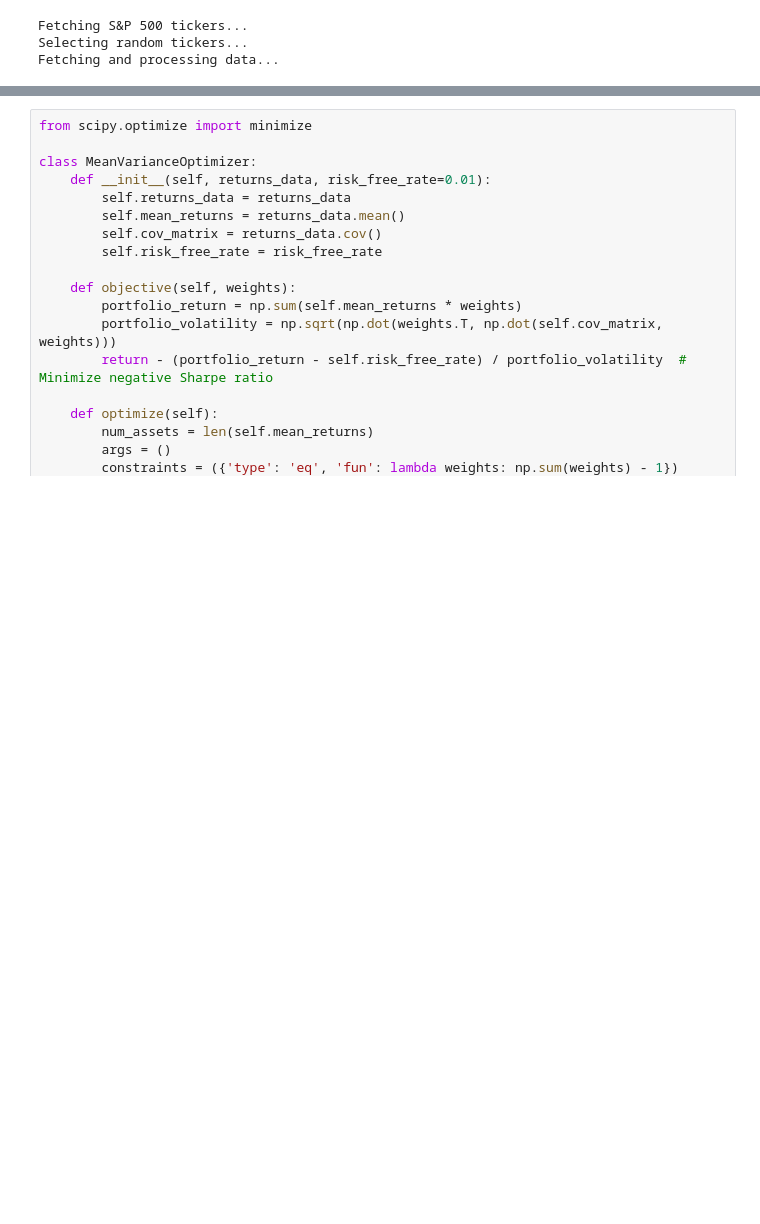
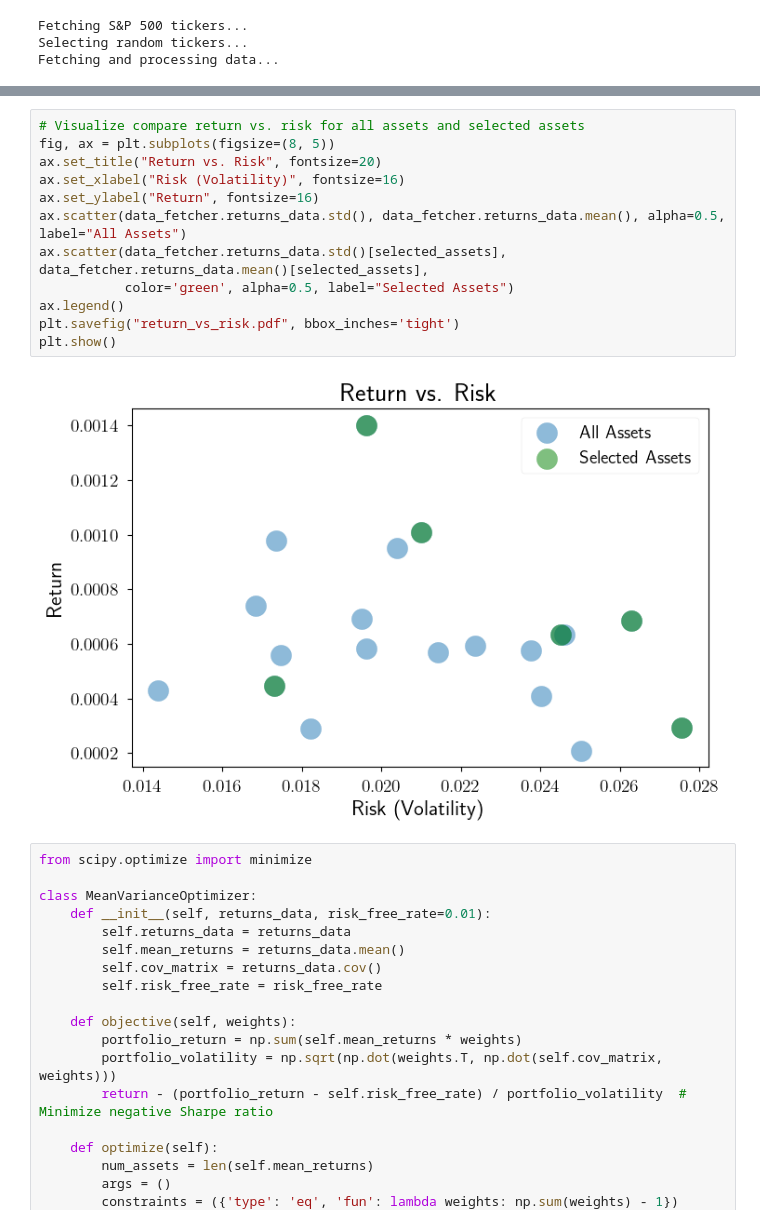
Before and after one commit to qlinhta/wMISGNN, a Jupyter notebook: visual.ipynb, the cells around one changed output, grey strips where cells are left out. Cells and saved outputs as stored; diff of their text form; blank space fills up the shorter version.

```diff
--- a/visual.ipynb
+++ b/visual.ipynb
@@ -221,3 +297,17 @@ Selected assets names: ['MSFT', 'KEYS', 'IBM', 'AON', 'VRTX', 'HLT', 'POOL']
+# %%
+# Visualize compare return vs. risk for all assets and selected assets
+fig, ax = plt.subplots(figsize=(8, 5))
+ax.set_title("Return vs. Risk", fontsize=20)
+ax.set_xlabel("Risk (Volatility)", fontsize=16)
+ax.set_ylabel("Return", fontsize=16)
+ax.scatter(data_fetcher.returns_data.std(), data_fetcher.returns_data.mean(), alpha=0.5, label="All Assets")
+ax.scatter(data_fetcher.returns_data.std()[selected_assets], data_fetcher.returns_data.mean()[selected_assets],
+           color='green', alpha=0.5, label="Selected Assets")
+ax.legend()
+plt.savefig("return_vs_risk.pdf", bbox_inches='tight')
+plt.show()
+# %% [output]
+[figure, added]
 # %%
 from scipy.optimize import minimize
 
```
Also changed, not shown: parts of 9 cells of this notebook, 10 other files.
